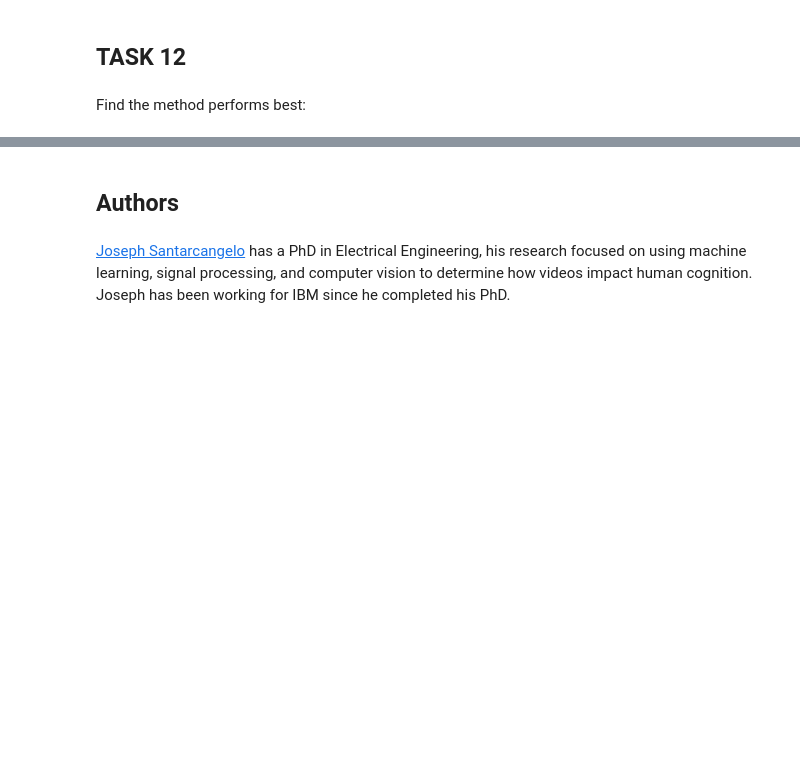
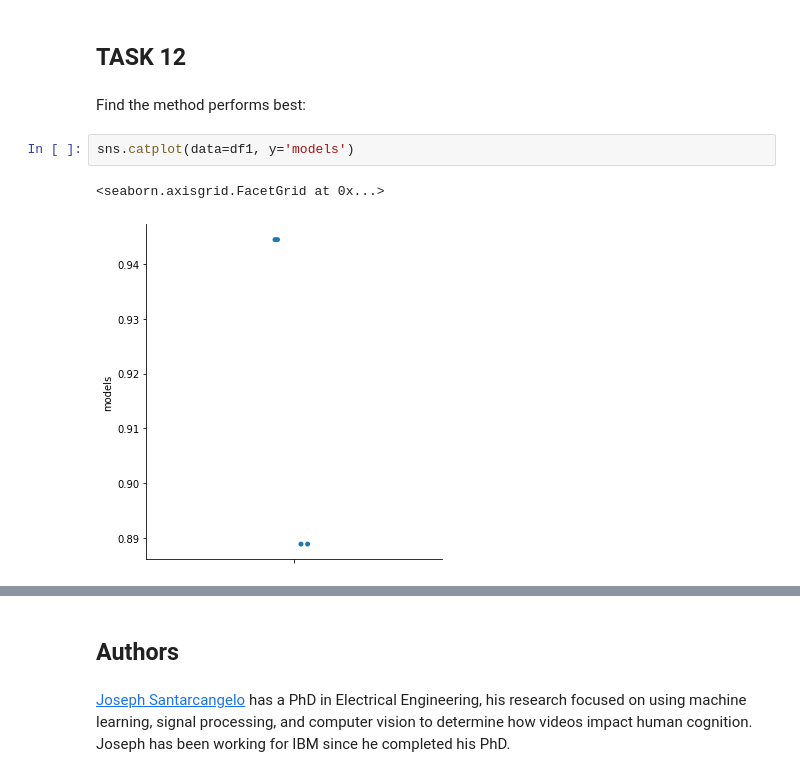
Before and after one commit to jacob46stone/IBM_FINAL, a Jupyter notebook: Classification.ipynb, the cells around one changed output, grey strips where cells are left out. Cells and saved outputs as stored; diff of their text form; blank space fills up the shorter version.

```diff
--- a/Classification.ipynb
+++ b/Classification.ipynb
@@ -325,3 +329,8 @@ len(X_test)
 ## TASK  12
 # %% [markdown]
 Find the method performs best:
+# %%
+sns.catplot(data=df1, y='models')
+# %% [output]
+<seaborn.axisgrid.FacetGrid at 0x...>
+[figure, added]
```
Also changed, not shown: parts of 13 cells of this notebook.
